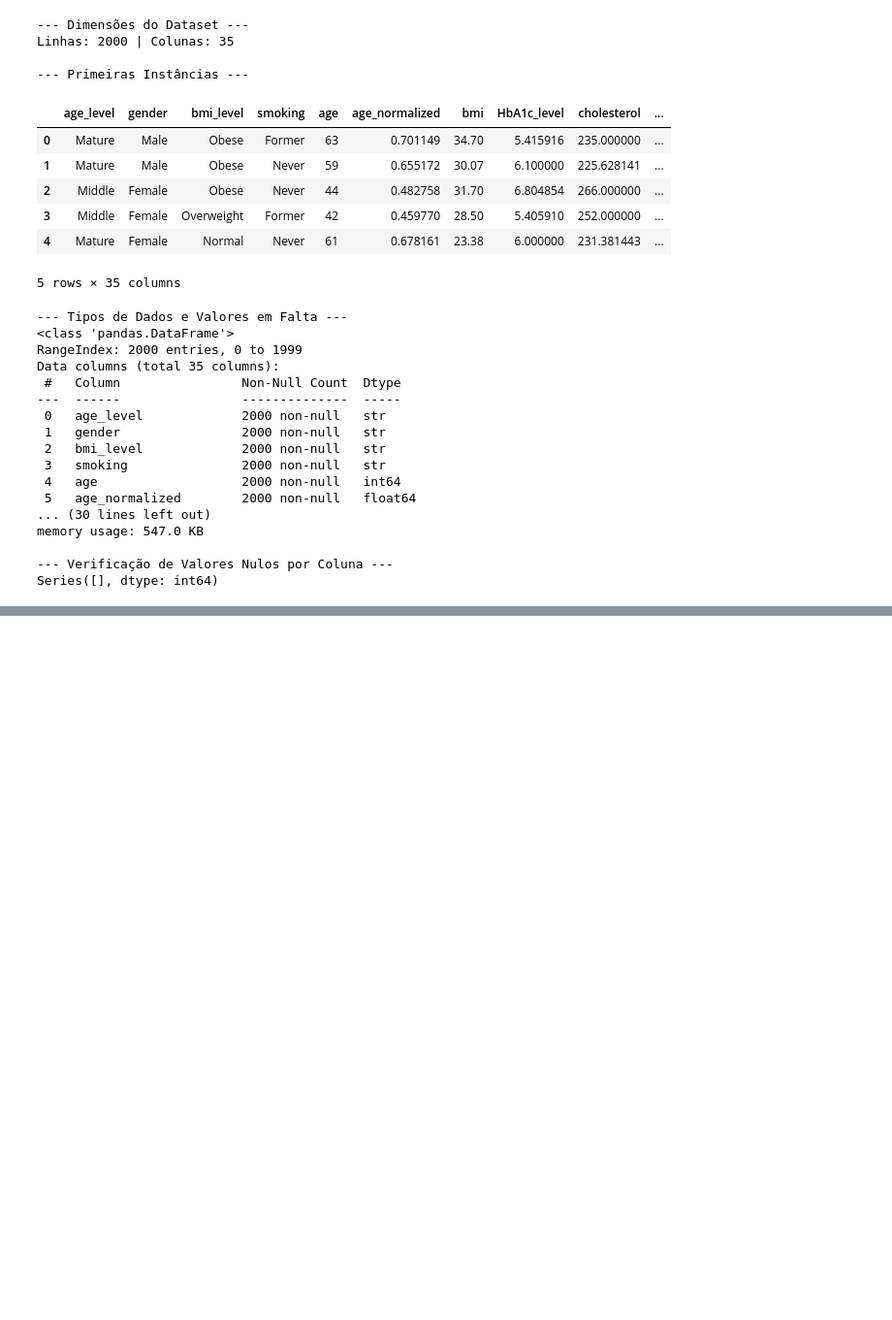
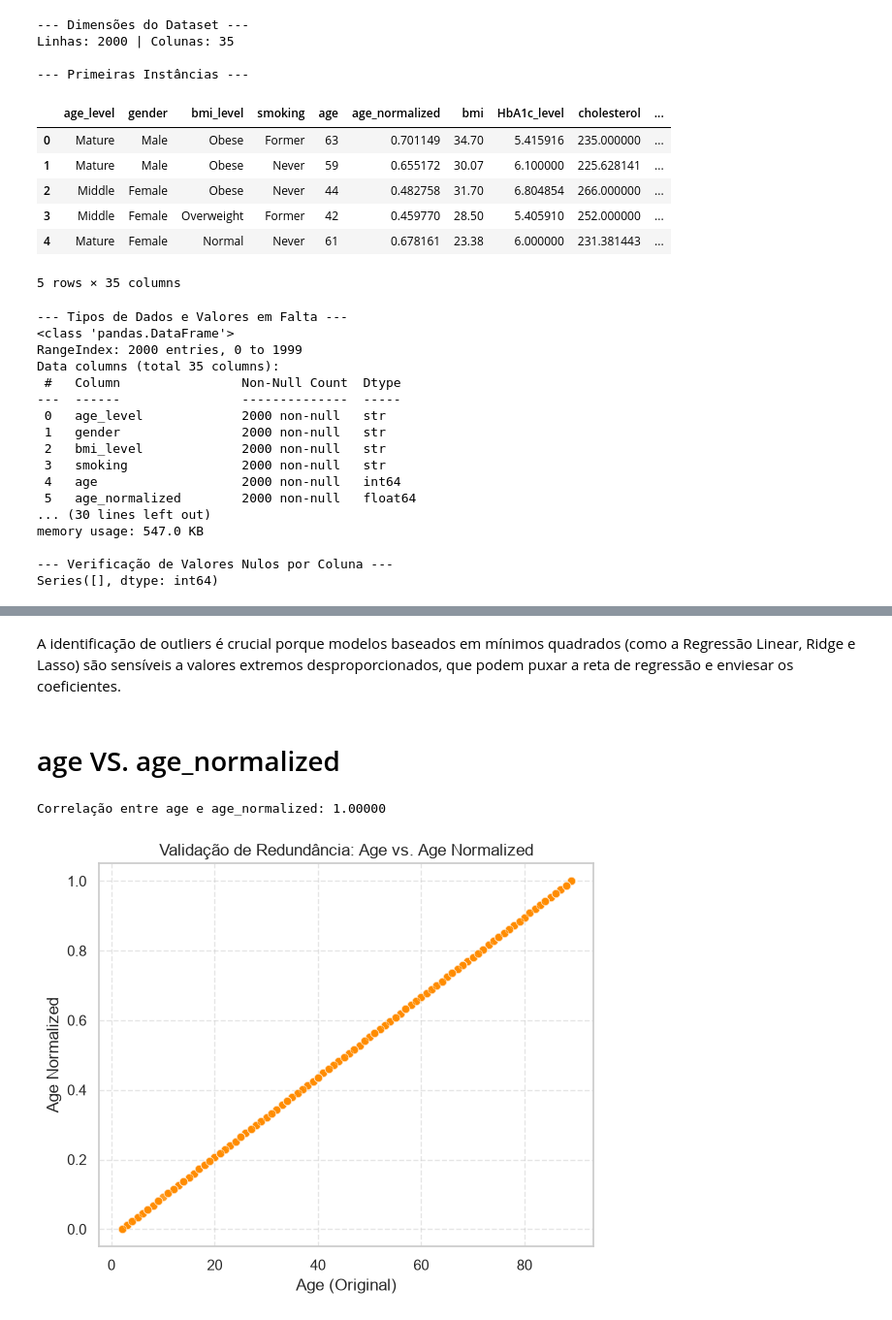
Before and after one commit to GasparAVieira/APRAU, a Jupyter notebook: Diogo.ipynb, the cells around one changed output, grey strips where cells are left out. Shown at 97% size. Cells and saved outputs as stored; diff of their text form; code cells hidden in the pictures; blank space fills up the shorter version.

```diff
--- a/Diogo.ipynb
+++ b/Diogo.ipynb
@@ -159,0 +228,21 @@ Passing `palette` without assigning `hue` is deprecated and will be removed in v
+# %% [markdown]
+A identificação de outliers é crucial porque modelos baseados em mínimos quadrados (como a Regressão Linear, Ridge e Lasso) são sensíveis a valores extremos desproporcionados, que podem puxar a reta de regressão e enviesar os coeficientes.
+# %% [markdown]
+# age VS. age_normalized
+# %%
+# 1. Verificar a correlação exata entre age e age_normalized
+corr_age = df['age'].corr(df['age_normalized'])
+print(f'Correlação entre age e age_normalized: {corr_age:.5f}')
+
+# 2. Gráfico de dispersão para provar visualmente que é uma transformação linear perfeita
+plt.figure(figsize=(6, 5))
+sns.scatterplot(data=df, x='age', y='age_normalized', color='darkorange', alpha=0.6)
+plt.title('Validação de Redundância: Age vs. Age Normalized')
+plt.xlabel('Age (Original)')
+plt.ylabel('Age Normalized')
+plt.grid(True, linestyle='--', alpha=0.5)
+plt.tight_layout()
+plt.show()
+# %% [output]
+Correlação entre age e age_normalized: 1.00000
+[figure, added]
```
Also changed, not shown: parts of 47 cells of this notebook, 1 other file.
